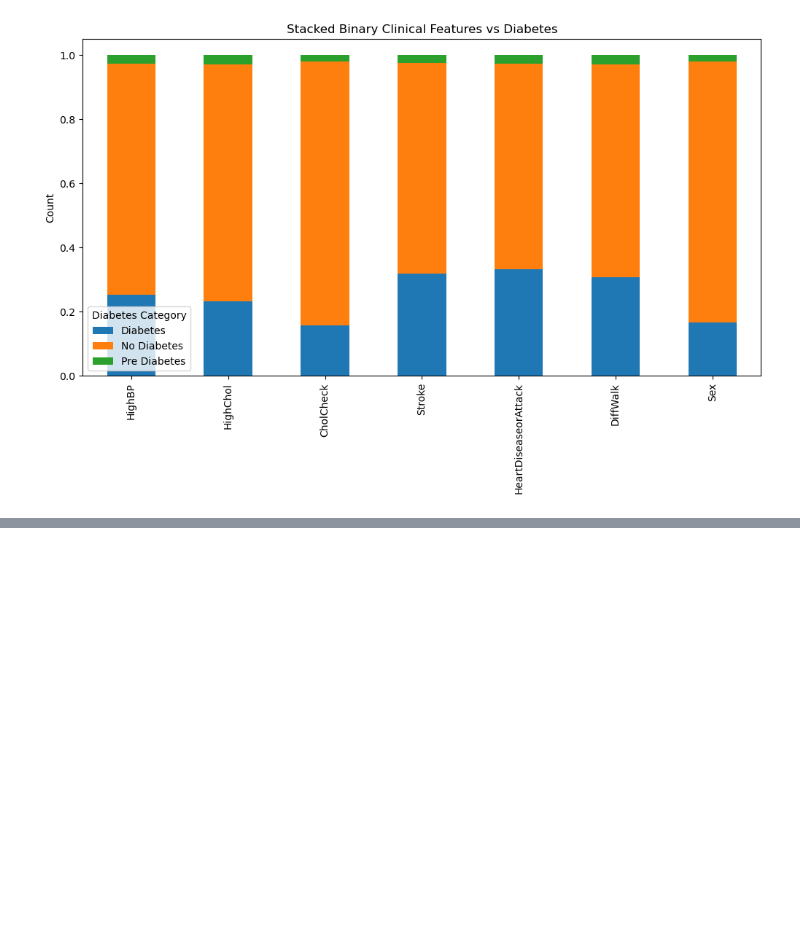
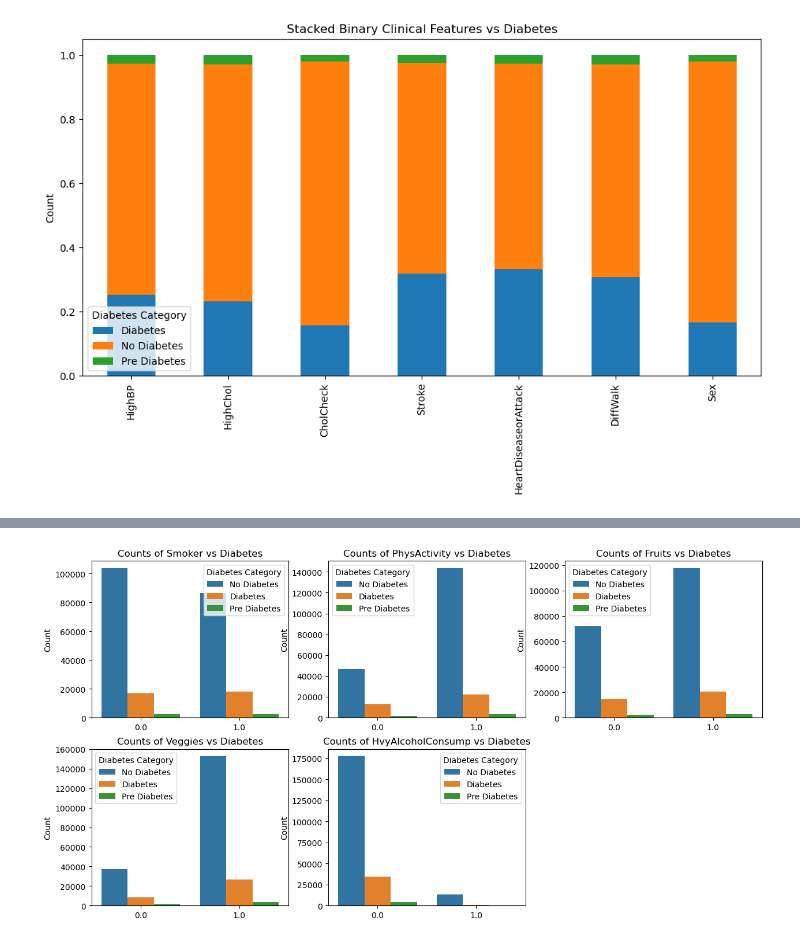
Before and after one commit to sujmishra/data-science-berkley, a Jupyter notebook: Assignment-20.1/capstone-eda.ipynb, the cells around one changed output, grey strips where cells are left out. Drawn from its saved outputs; the diff is of its cells as text; code cells hidden in the pictures; blank space fills up the shorter version.

```diff
--- a/Assignment-20.1/capstone-eda.ipynb
+++ b/Assignment-20.1/capstone-eda.ipynb
@@ -157,3 +209,22 @@ plt.savefig("images/numeric_violinplots.png", dpi =300)
 plt.show()
 # %% [output]
 [figure]
+# %%
+# We will do a IQR analysis to visualize outliers
+outliers=[]
+for column in numeric_features:
+    Q1= df[column].quantile(0.25)
+    Q3 = df[column].quantile(0.75)
+    IQR =Q3-Q1
+    lower_bound = Q1 -1.5 * IQR
+    upper_bound = Q3 +1.5 * IQR
+    outlier = ((df[column] < lower_bound) | (df[column] > upper_bound)).mean()
+    outliers.append({
+        'Feature': column,
+        'IQR': IQR,
+        'Lower Bound': lower_bound,
+        'Upper Bound': upper_bound,
+        'outlier': outlier
+    })
+iqr_df = pd.DataFrame(outliers).sort_values('outlier', ascending=False)
+iqr_df
@@ -210,0 +289,19 @@ plt.show()
+# %%
+# We will create a combined countplot for lifestyle binary features
+
+fig, axes = plt.subplots(3,3,figsize=(15,12))
+axes = axes.flatten()
+
+for axis,column in zip(axes,bin_lifestyle_features):
+    sns.countplot(data=plot_df, hue='Diabetes Category',ax=axis, x= column)
+    axis.set_title(f"Counts of {column} vs Diabetes")
+    axis.set_xlabel('')
+    axis.set_ylabel('Count')
+
+for axis in axes[len(bin_lifestyle_features):]:
+    axis.remove()
+
+plt.savefig("images/lifestyle_countplot.png", dpi =300)
+plt.show()
+# %% [output]
+[figure, added]
```
Also changed, not shown: parts of 24 cells of this notebook, 5 other files.
